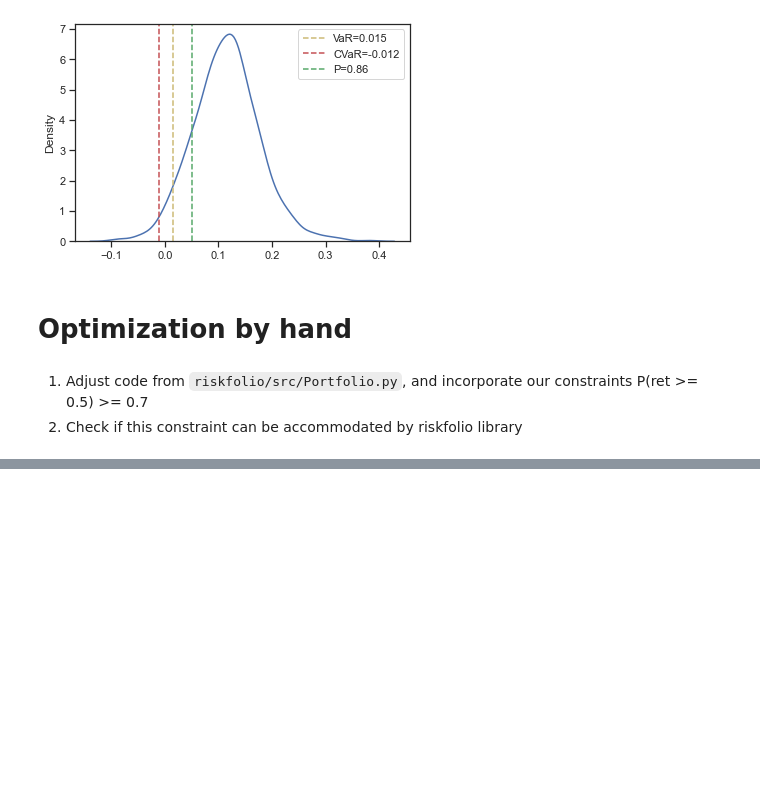
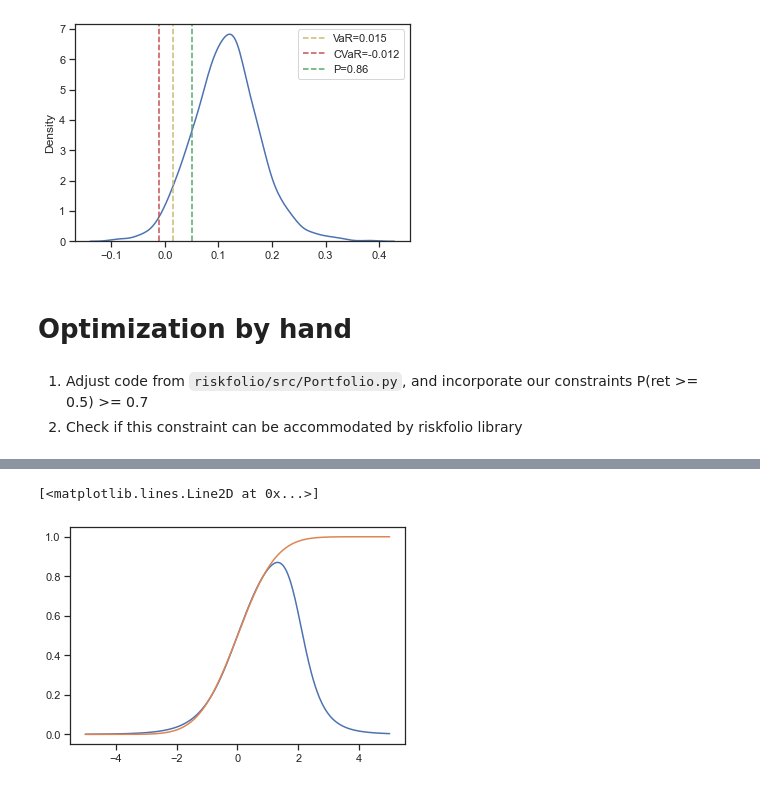
Before and after one commit to starovoitovs/defi, a Jupyter notebook: generator_cvar.ipynb, the cells around one changed output, grey strips where cells are left out. Saved outputs shown, nothing was run; the diff lists cells and outputs as text; code cells hidden in the pictures; blank space fills up the shorter version.

```diff
--- a/generator_cvar.ipynb
+++ b/generator_cvar.ipynb
@@ -253,0 +281,10 @@ Portfolio weights:
+# %%
+xs = np.linspace(-5, 5, 1001)
+# ys = 1 / (1 + np.exp(-1.65451 * xs))
+ys = 1 / (2 - 1.65451 * xs + (-1.65451 * xs)**2 / 2 + (-1.65451 * xs)**3/6 + (-1.65451 * xs)**4/24 + (-1.65451 * xs)**5/120 + (-1.65451 * xs)**6/720)
+zs = norm.cdf(xs)
+plt.plot(xs, ys)
+plt.plot(xs, zs)
+# %% [output]
+[<matplotlib.lines.Line2D at 0x...>]
+[figure, added]
```
Also changed, not shown: parts of 12 cells of this notebook, 1 other file.
